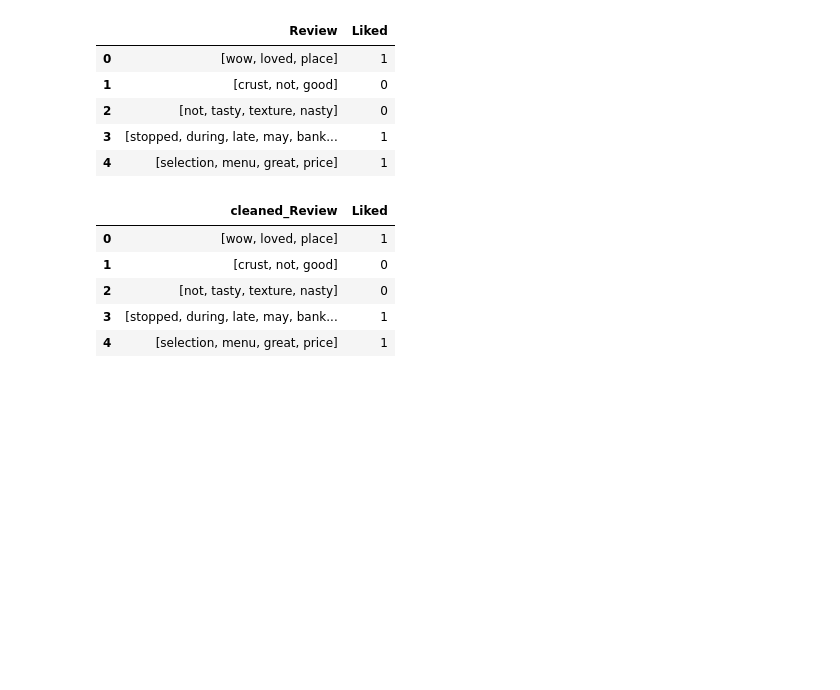
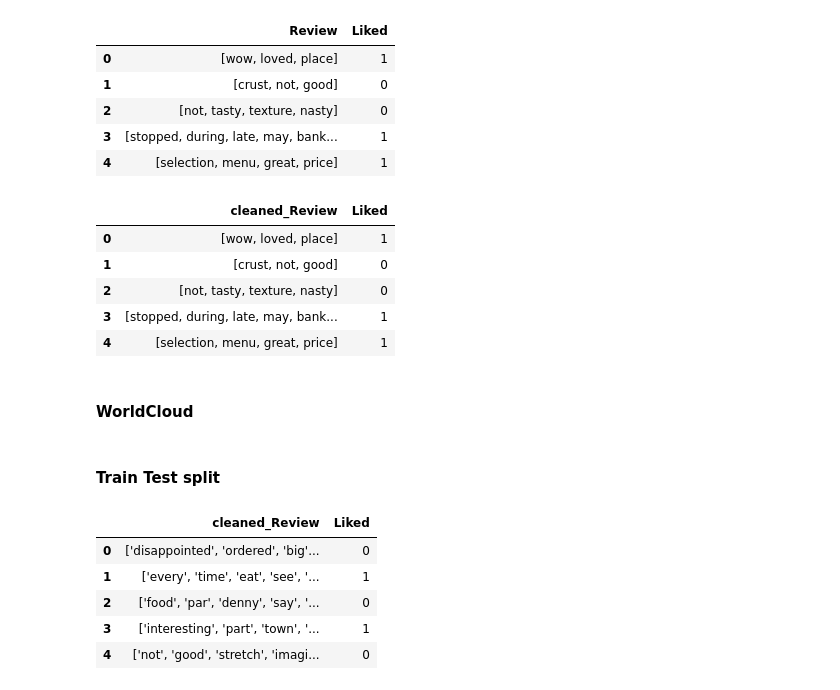
Before and after one commit to nipun1992/Restaurant-Review-Sentiment-Analysis, a Jupyter notebook: NLP Assignment Problem Statement 50 - Restaurant Review.ipynb, the cells around one changed output. Saved outputs shown, nothing was run; the diff lists cells and outputs as text; code cells hidden in the pictures; blank space fills up the shorter version.

```diff
--- a/NLP Assignment Problem Statement 50 - Restaurant Review.ipynb
+++ b/NLP Assignment Problem Statement 50 - Restaurant Review.ipynb
@@ -16,6 +16,8 @@ import pandas as pd
 Reading the csv dataset as a pandas dataframe
 # %%
 Rest_rev = pd.read_csv('RestaurantReview.csv')
+# %%
+pd.set_option('display.max_colwidth', -1)
 # %%
 Rest_rev.head()
 # %% [output]
@@ -255,0 +259,9 @@ Rest_rev.head()
+# %% [markdown]
+#### WorldCloud
+# %% [markdown]
+#### Train Test split
+# %%
+from sklearn.model_selection import train_test_split, StratifiedShuffleSplit
+df_train, df_test = train_test_split(Rest_rev, test_size = 0.3, random_state = 42, shuffle=True)
+# %%
+df_train.reset_index(inplace = True, drop = True)
@@ -255,0 +270,9 @@ Rest_rev.head()
+# %%
+df_train.head()
+# %% [output]
+|  | cleaned_Review | Liked |
+| 0 | ['disappointed', 'ordered', 'big'... | 0 |
+| 1 | ['every', 'time', 'eat', 'see', '... | 1 |
+| 2 | ['food', 'par', 'denny', 'say', '... | 0 |
+| 3 | ['interesting', 'part', 'town', '... | 1 |
+| 4 | ['not', 'good', 'stretch', 'imagi... | 0 |
```
Also changed, not shown: parts of 21 cells of this notebook.
